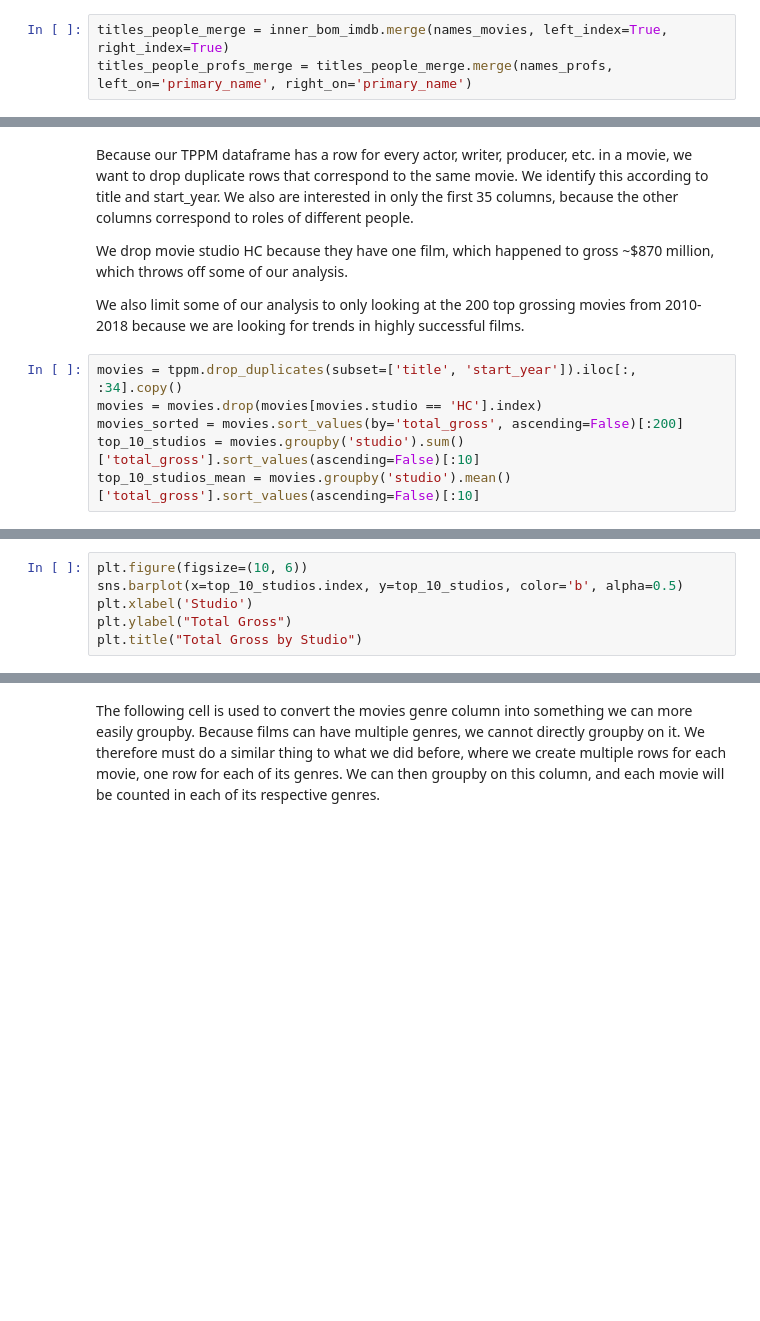
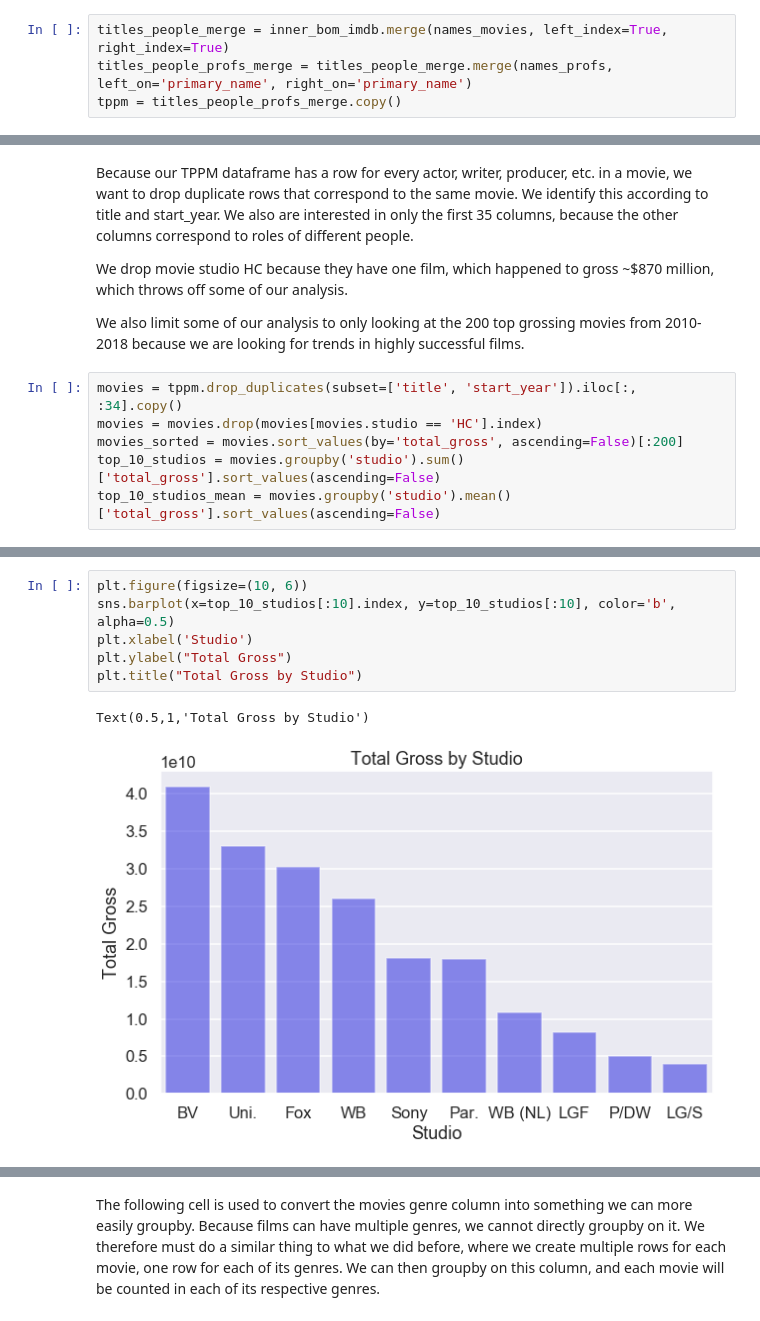
Before and after one commit to aschams/FlatironProject1, a Jupyter notebook: Technical_Notebook.ipynb, the cells around one changed output, grey strips where cells are left out. Drawn from its saved outputs; the diff is of its cells as text; blank space fills up the shorter version.

```diff
--- a/Technical_Notebook.ipynb
+++ b/Technical_Notebook.ipynb
@@ -88,6 +93,7 @@ We want to now merge our people and professions dataframe with the BoxOfficeMojo
 # %%
 titles_people_merge = inner_bom_imdb.merge(names_movies, left_index=True, right_index=True)
 titles_people_profs_merge = titles_people_merge.merge(names_profs, left_on='primary_name', right_on='primary_name')
+tppm = titles_people_profs_merge.copy()
 # %% [markdown]
 ## Exploring the Data
 # %% [markdown]
@@ -100,5 +106,5 @@ We also limit some of our analysis to only looking at the 200 top grossing movie
 movies = tppm.drop_duplicates(subset=['title', 'start_year']).iloc[:, :34].copy()
 movies = movies.drop(movies[movies.studio == 'HC'].index)
 movies_sorted = movies.sort_values(by='total_gross', ascending=False)[:200]
-top_10_studios = movies.groupby('studio').sum()['total_gross'].sort_values(ascending=False)[:10]
-top_10_studios_mean = movies.groupby('studio').mean()['total_gross'].sort_values(ascending=False)[:10]
+top_10_studios = movies.groupby('studio').sum()['total_gross'].sort_values(ascending=False)
+top_10_studios_mean = movies.groupby('studio').mean()['total_gross'].sort_values(ascending=False)
@@ -105,6 +125,9 @@ top_10_studios_mean = movies.groupby('studio').mean()['total_gross'].sort_values
 # %%
 plt.figure(figsize=(10, 6))
-sns.barplot(x=top_10_studios.index, y=top_10_studios, color='b', alpha=0.5)
+sns.barplot(x=top_10_studios[:10].index, y=top_10_studios[:10], color='b', alpha=0.5)
 plt.xlabel('Studio')
 plt.ylabel("Total Gross")
 plt.title("Total Gross by Studio")
+# %% [output]
+Text(0.5,1,'Total Gross by Studio')
+[figure, added]
```
Also changed, not shown: parts of 24 cells of this notebook, 1 other file.
